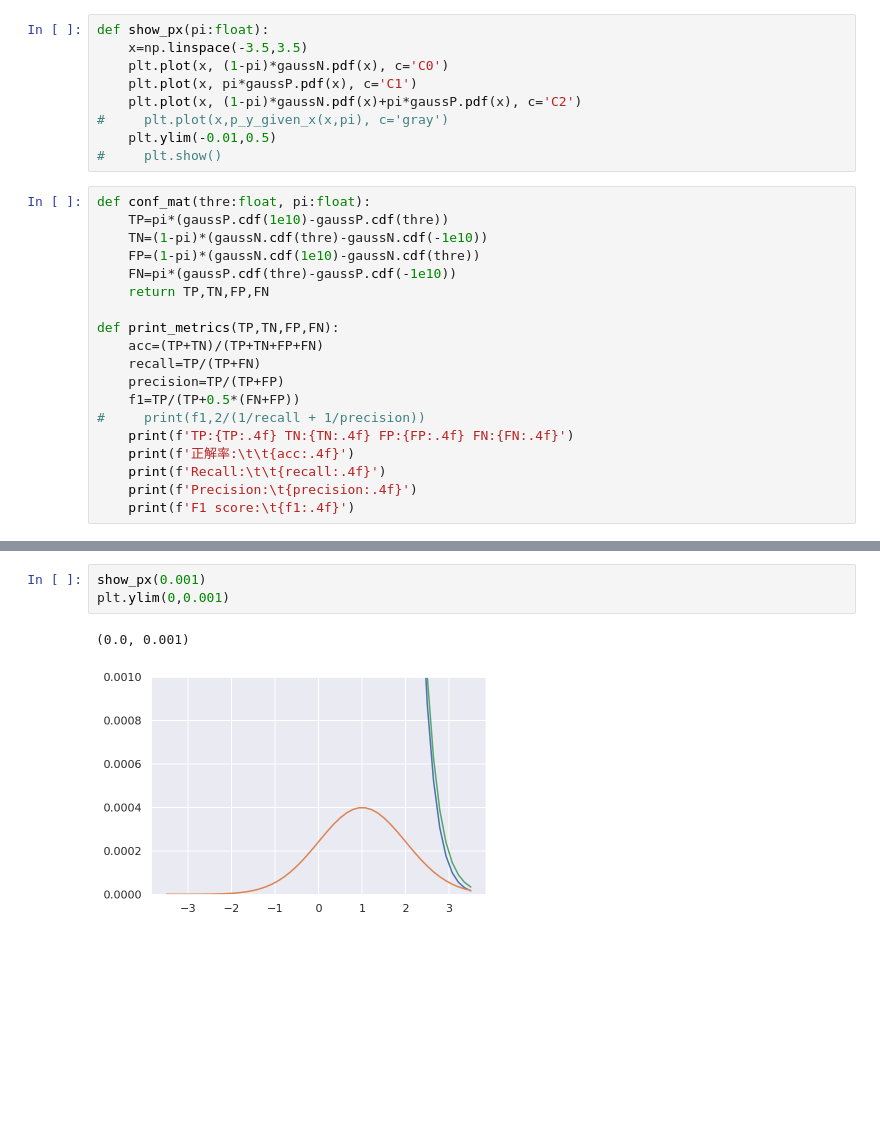
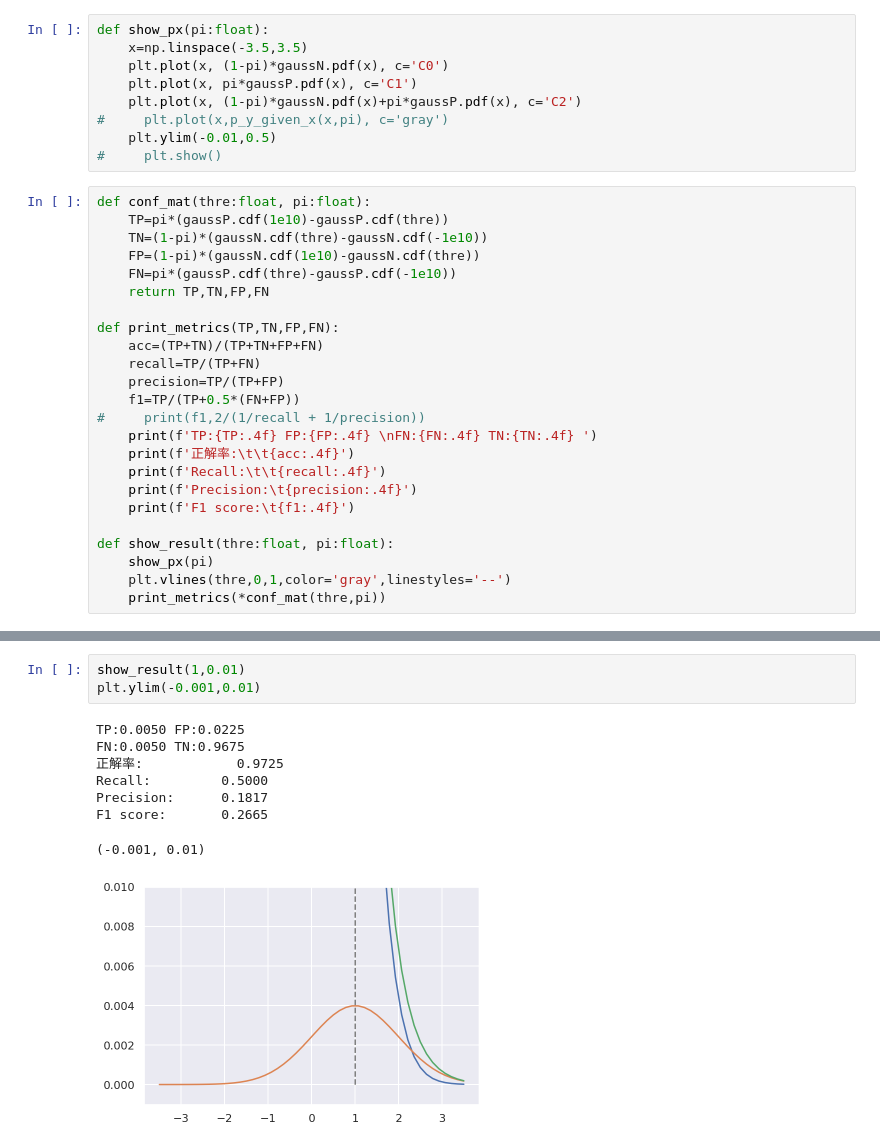
Before and after one commit to masakiaota/blog, a Jupyter notebook: metric_by_distribution/metric.ipynb, the cells around one changed output, grey strips where cells are left out. Cells and saved outputs as stored; diff of their text form; blank space fills up the shorter version.

```diff
--- a/metric_by_distribution/metric.ipynb
+++ b/metric_by_distribution/metric.ipynb
@@ -43,9 +43,14 @@ def print_metrics(TP,TN,FP,FN):
     precision=TP/(TP+FP)
     f1=TP/(TP+0.5*(FN+FP))
 #     print(f1,2/(1/recall + 1/precision))
-    print(f'TP:{TP:.4f} TN:{TN:.4f} FP:{FP:.4f} FN:{FN:.4f}')
+    print(f'TP:{TP:.4f} FP:{FP:.4f} \nFN:{FN:.4f} TN:{TN:.4f} ')
     print(f'正解率:\t\t{acc:.4f}')
     print(f'Recall:\t\t{recall:.4f}')
     print(f'Precision:\t{precision:.4f}')
     print(f'F1 score:\t{f1:.4f}')
+
+def show_result(thre:float, pi:float):
+    show_px(pi)
+    plt.vlines(thre,0,1,color='gray',linestyles='--')
+    print_metrics(*conf_mat(thre,pi))
 # %%
@@ -71,6 +140,12 @@ plt.ylim(0,0.001)
 # %%
-show_px(0.001)
-plt.ylim(0,0.001)
+show_result(1,0.01)
+plt.ylim(-0.001,0.01)
 # %% [output]
-(0.0, 0.001)
+TP:0.0050 FP:0.0225
+FN:0.0050 TN:0.9675
+正解率:            0.9725
+Recall:         0.5000
+Precision:      0.1817
+F1 score:       0.2665
+(-0.001, 0.01)
-[figure, old version]
+[figure, new version]
```
Also changed, not shown: parts of 9 cells of this notebook.
